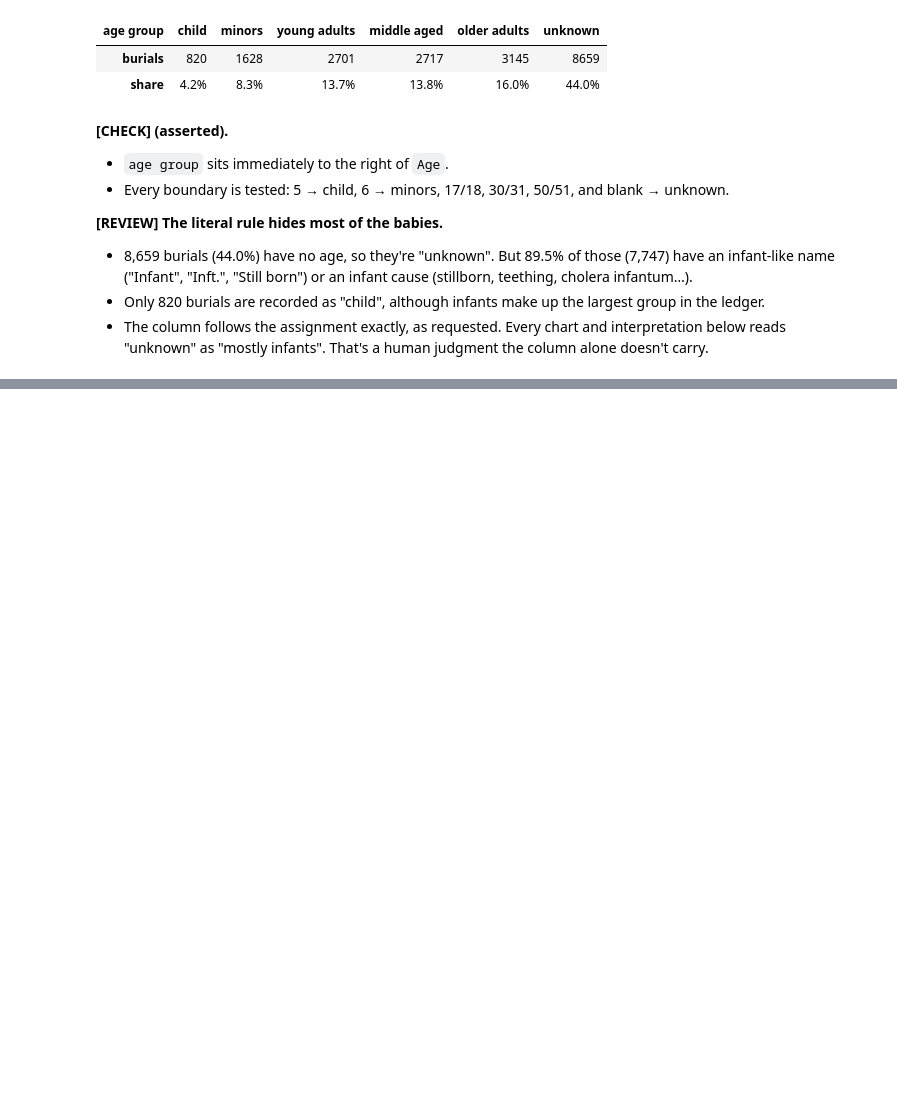
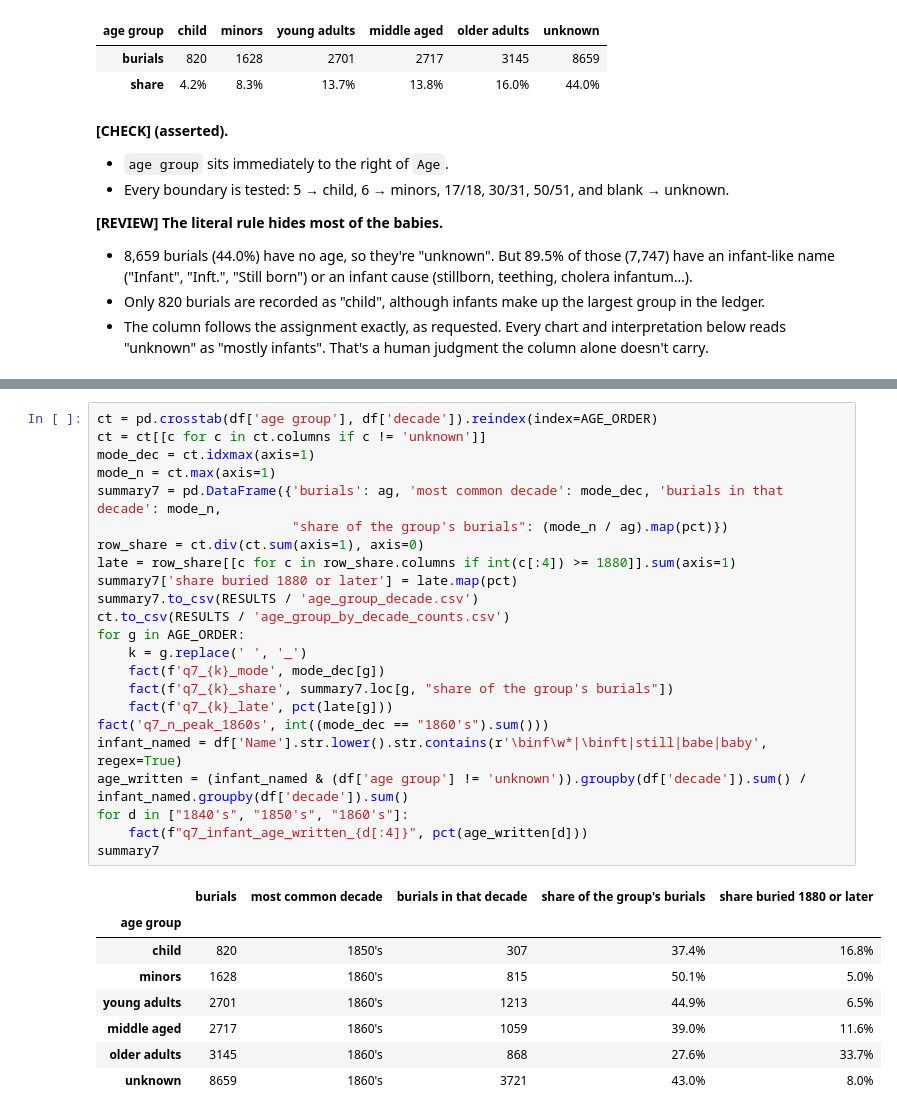
Before and after one commit to ryRyTheCoder/cause_of_death, a Jupyter notebook: submissions/juan_zavala/cemetery_analysis.ipynb, the cells around one changed output, grey strips where cells are left out. Drawn from its saved outputs; the diff is of its cells as text; blank space fills up the shorter version.

```diff
--- a/submissions/juan_zavala/cemetery_analysis.ipynb
+++ b/submissions/juan_zavala/cemetery_analysis.ipynb
@@ -816,0 +821,32 @@ pd.DataFrame({'burials': ag, 'share': (ag / len(df)).map(pct)}).T
+# %%
+ct = pd.crosstab(df['age group'], df['decade']).reindex(index=AGE_ORDER)
+ct = ct[[c for c in ct.columns if c != 'unknown']]
+mode_dec = ct.idxmax(axis=1)
+mode_n = ct.max(axis=1)
+summary7 = pd.DataFrame({'burials': ag, 'most common decade': mode_dec, 'burials in that decade': mode_n,
+                         "share of the group's burials": (mode_n / ag).map(pct)})
+row_share = ct.div(ct.sum(axis=1), axis=0)
+late = row_share[[c for c in row_share.columns if int(c[:4]) >= 1880]].sum(axis=1)
+summary7['share buried 1880 or later'] = late.map(pct)
+summary7.to_csv(RESULTS / 'age_group_decade.csv')
+ct.to_csv(RESULTS / 'age_group_by_decade_counts.csv')
+for g in AGE_ORDER:
+    k = g.replace(' ', '_')
+    fact(f'q7_{k}_mode', mode_dec[g])
+    fact(f'q7_{k}_share', summary7.loc[g, "share of the group's burials"])
+    fact(f'q7_{k}_late', pct(late[g]))
+fact('q7_n_peak_1860s', int((mode_dec == "1860's").sum()))
+infant_named = df['Name'].str.lower().str.contains(r'\binf\w*|\binft|still|babe|baby', regex=True)
+age_written = (infant_named & (df['age group'] != 'unknown')).groupby(df['decade']).sum() / infant_named.groupby(df['decade']).sum()
+for d in ["1840's", "1850's", "1860's"]:
+    fact(f"q7_infant_age_written_{d[:4]}", pct(age_written[d]))
+summary7
+# %% [output]
+|  | burials | most common decade | burials in that decade | share of the group's burials | share buried 1880 or later |
+| age group |  |  |  |  |  |
+| child | 820 | 1850's | 307 | 37.4% | 16.8% |
+| minors | 1628 | 1860's | 815 | 50.1% | 5.0% |
+| young adults | 2701 | 1860's | 1213 | 44.9% | 6.5% |
+| middle aged | 2717 | 1860's | 1059 | 39.0% | 11.6% |
+| older adults | 3145 | 1860's | 868 | 27.6% | 33.7% |
+| unknown | 8659 | 1860's | 3721 | 43.0% | 8.0% |
```
Also changed, not shown: parts of 5 cells of this notebook, 4 other files.
